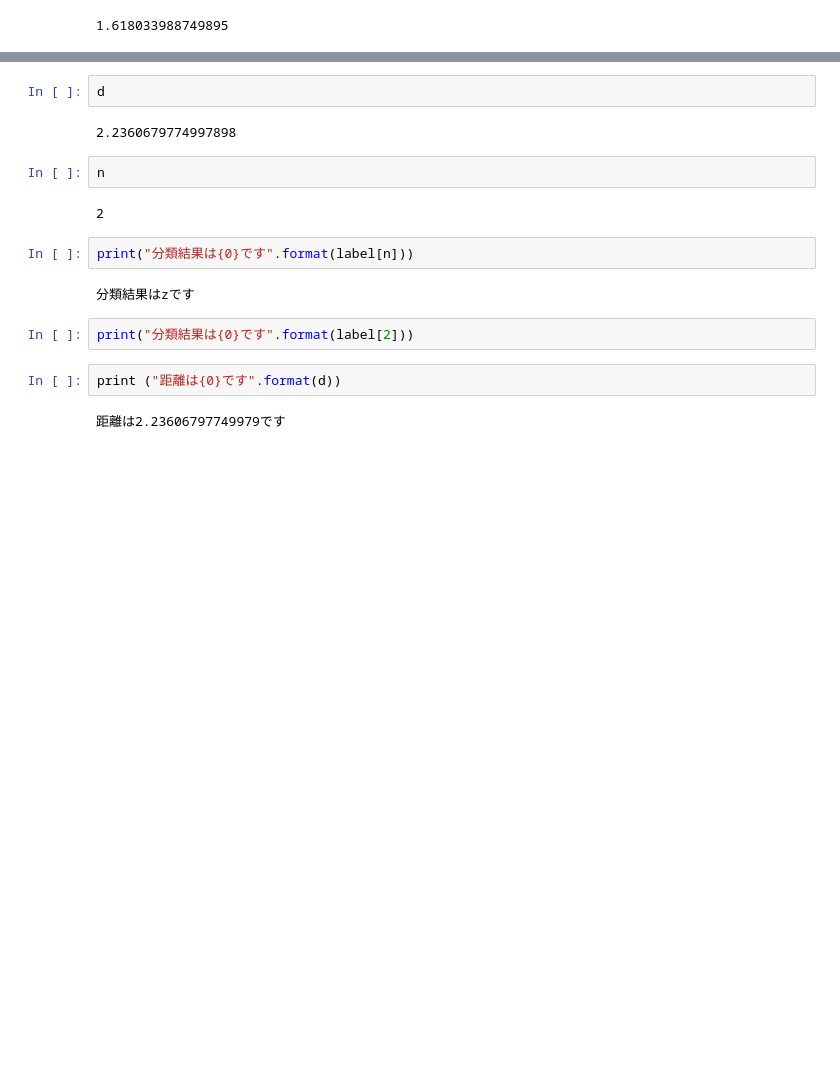
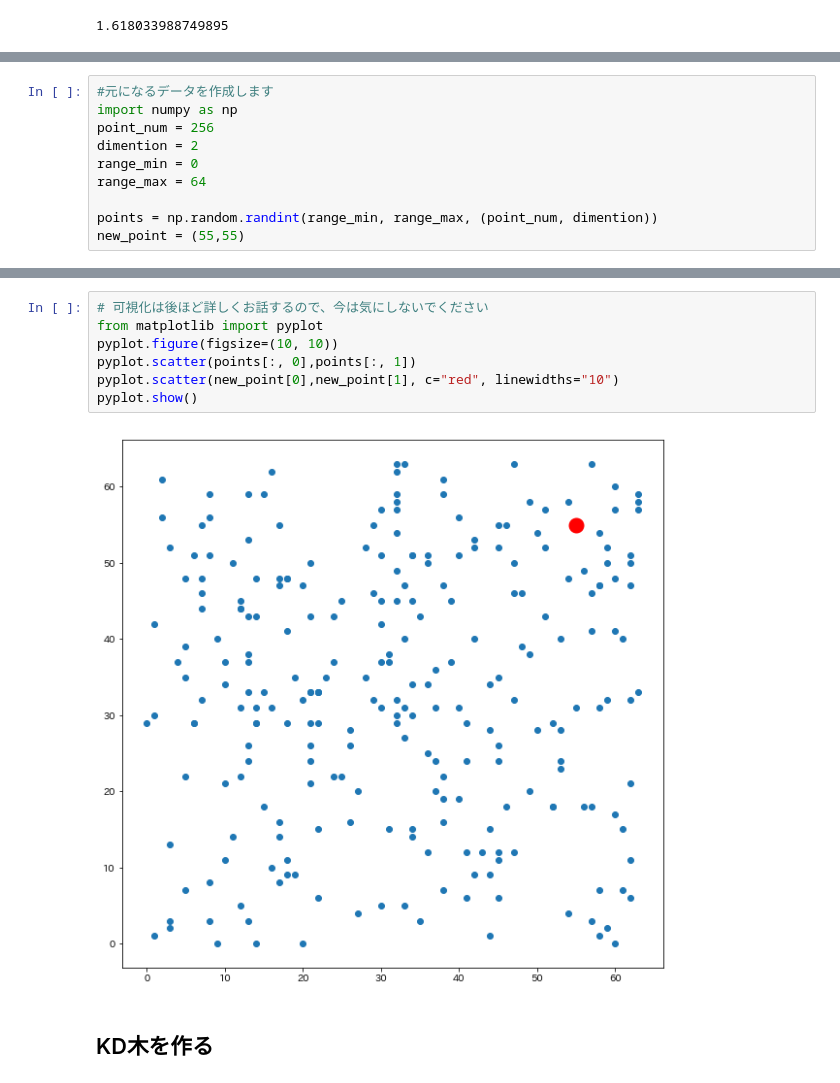
Before and after one commit to PythonBeginners/meetup009_2_Revival_PyData001, a Jupyter notebook: jupyter/meetup009_2_Revival_PyData001_pydata_chapter4.ipynb, the cells around one changed output, grey strips where cells are left out. Saved outputs shown, nothing was run; the diff lists cells and outputs as text; blank space fills up the shorter version.

```diff
--- a/jupyter/meetup009_2_Revival_PyData001_pydata_chapter4.ipynb
+++ b/jupyter/meetup009_2_Revival_PyData001_pydata_chapter4.ipynb
@@ -204 +243,11 @@ scipy.constants.
+# %%
+#元になるデータを作成します
+import numpy as np
+point_num = 256
+dimention = 2
+range_min = 0
+range_max = 64
+
+points = np.random.randint(range_min, range_max, (point_num, dimention))
+new_point = (55,55)
 # %% [markdown]
@@ -231,18 +255,11 @@ d, n = tree.query(new_data)
-# %%
-d
-# %% [output]
-2.2360679774997898
-# %%
-n
-# %% [output]
-2
-# %%
-print("分類結果は{0}です".format(label[n]))
-# %% [output]
-分類結果はzです
-# %%
-print("分類結果は{0}です".format(label[2]))
-# %%
-print ("距離は{0}です".format(d))
-# %% [output]
-距離は2.23606797749979です
+# %%
+# 可視化は後ほど詳しくお話するので、今は気にしないでください
+from matplotlib import pyplot
+pyplot.figure(figsize=(10, 10))
+pyplot.scatter(points[:, 0],points[:, 1])
+pyplot.scatter(new_point[0],new_point[1], c="red", linewidths="10")
+pyplot.show()
+# %% [output]
+[figure, added]
+# %% [markdown]
+## KD木を作る
```
Also changed, not shown: parts of 33 cells of this notebook, 8 other files.
